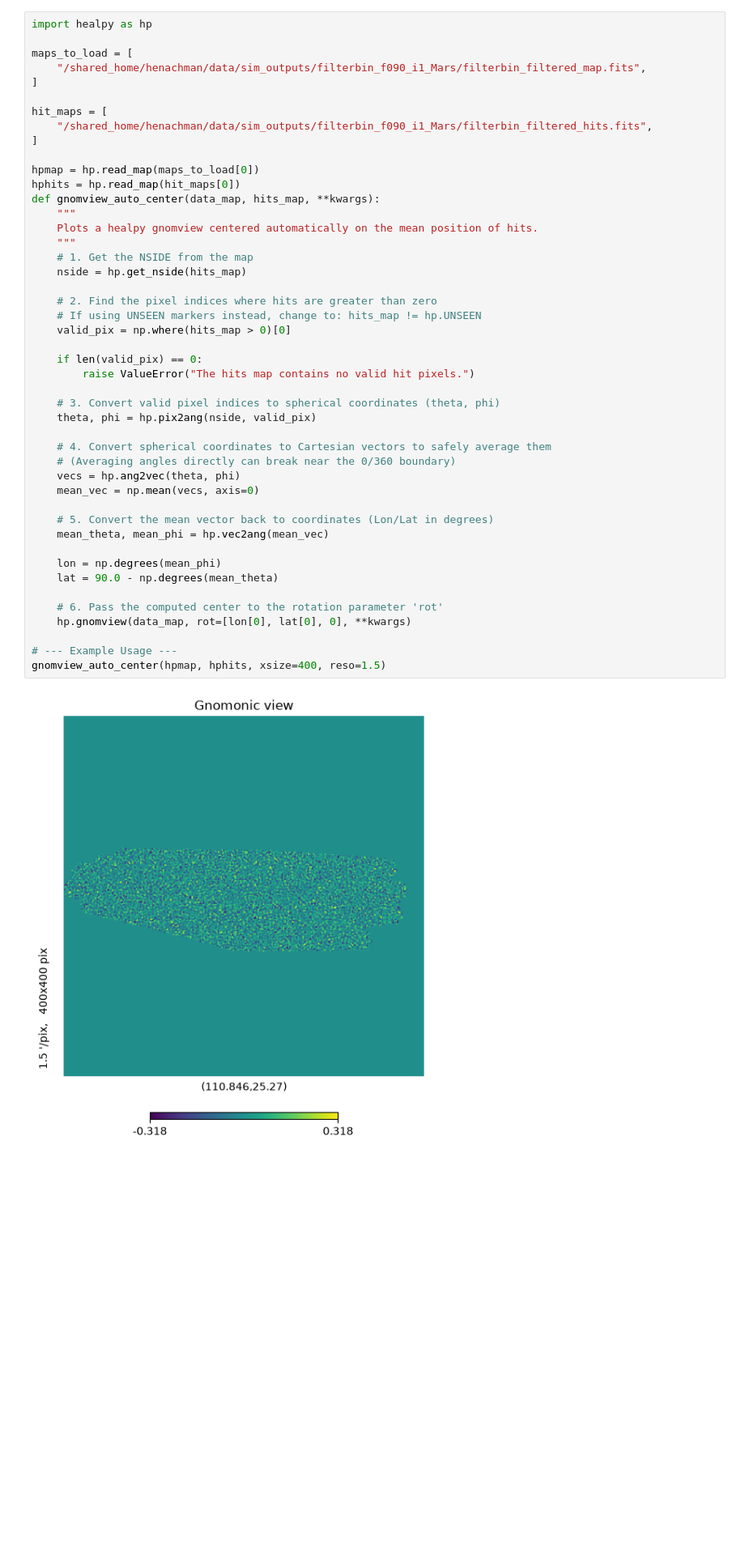
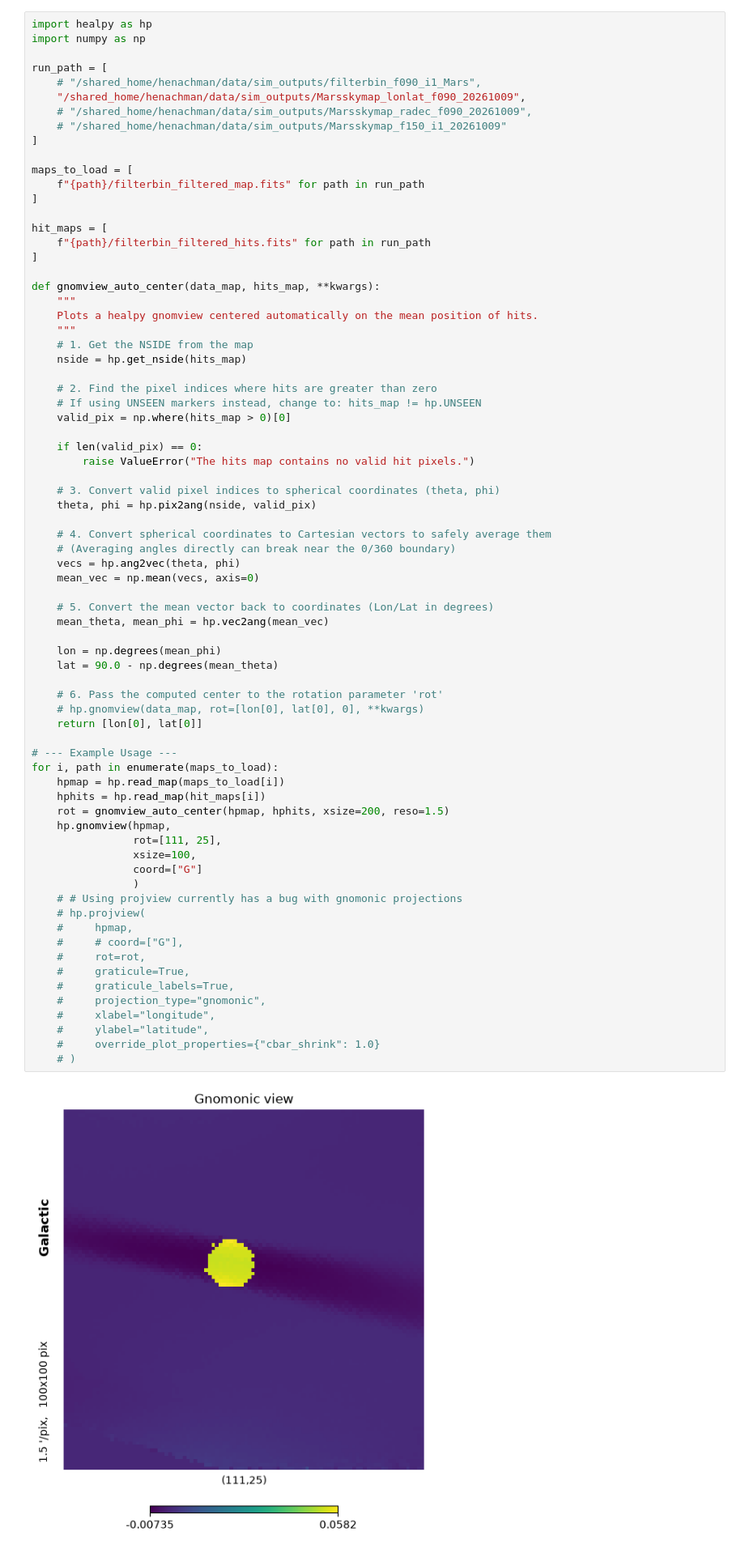
Before and after one commit to henry-e-n/SO_PointingReqs, a Jupyter notebook: mapmaking/map_loader.ipynb, the cells around one changed output. Shown at 81% size. Drawn from its saved outputs; the diff is of its cells as text; blank space fills up the shorter version.

```diff
--- a/mapmaking/map_loader.ipynb
+++ b/mapmaking/map_loader.ipynb
@@ -63,49 +63,76 @@ plt.show()
 # View FilterBin map
 # %%
 import healpy as hp
+import numpy as np
+
+run_path = [
+    # "/shared_home/henachman/data/sim_outputs/filterbin_f090_i1_Mars",
+    "/shared_home/henachman/data/sim_outputs/Marsskymap_lonlat_f090_20261009",
+    # "/shared_home/henachman/data/sim_outputs/Marsskymap_radec_f090_20261009",
+    # "/shared_home/henachman/data/sim_outputs/Marsskymap_f150_i1_20261009"
+]
 
 maps_to_load = [
-    "/shared_home/henachman/data/sim_outputs/filterbin_f090_i1_Mars/filterbin_filtered_map.fits",
+    f"{path}/filterbin_filtered_map.fits" for path in run_path
 ]
 
 hit_maps = [
-    "/shared_home/henachman/data/sim_outputs/filterbin_f090_i1_Mars/filterbin_filtered_hits.fits",
+    f"{path}/filterbin_filtered_hits.fits" for path in run_path
 ]
 
-hpmap = hp.read_map(maps_to_load[0])
-hphits = hp.read_map(hit_maps[0])
 def gnomview_auto_center(data_map, hits_map, **kwargs):
     """
     Plots a healpy gnomview centered automatically on the mean position of hits.
     """
     # 1. Get the NSIDE from the map
     nside = hp.get_nside(hits_map)
 
     # 2. Find the pixel indices where hits are greater than zero
     # If using UNSEEN markers instead, change to: hits_map != hp.UNSEEN
     valid_pix = np.where(hits_map > 0)[0]
 
     if len(valid_pix) == 0:
         raise ValueError("The hits map contains no valid hit pixels.")
 
     # 3. Convert valid pixel indices to spherical coordinates (theta, phi)
     theta, phi = hp.pix2ang(nside, valid_pix)
 
     # 4. Convert spherical coordinates to Cartesian vectors to safely average them
     # (Averaging angles directly can break near the 0/360 boundary)
     vecs = hp.ang2vec(theta, phi)
     mean_vec = np.mean(vecs, axis=0)
 
     # 5. Convert the mean vector back to coordinates (Lon/Lat in degrees)
     mean_theta, mean_phi = hp.vec2ang(mean_vec)
 
     lon = np.degrees(mean_phi)
     lat = 90.0 - np.degrees(mean_theta)
 
     # 6. Pass the computed center to the rotation parameter 'rot'
-    hp.gnomview(data_map, rot=[lon[0], lat[0], 0], **kwargs)
+    # hp.gnomview(data_map, rot=[lon[0], lat[0], 0], **kwargs)
+    return [lon[0], lat[0]]
 
 # --- Example Usage ---
-gnomview_auto_center(hpmap, hphits, xsize=400, reso=1.5)
+for i, path in enumerate(maps_to_load):
+    hpmap = hp.read_map(maps_to_load[i])
+    hphits = hp.read_map(hit_maps[i])
+    rot = gnomview_auto_center(hpmap, hphits, xsize=200, reso=1.5)
+    hp.gnomview(hpmap,
+                rot=[111, 25],
+                xsize=100,
+                coord=["G"]
+                )
+    # # Using projview currently has a bug with gnomonic projections
+    # hp.projview(
+    #     hpmap,
+    #     # coord=["G"],
+    #     rot=rot,
+    #     graticule=True,
+    #     graticule_labels=True,
+    #     projection_type="gnomonic",
+    #     xlabel="longitude",
+    #     ylabel="latitude",
+    #     override_plot_properties={"cbar_shrink": 1.0}
+    # )
 # %% [output]
-[figure, old version]
+[figure, new version]
```
Also changed, not shown: parts of 6 cells of this notebook, 3 other files.
